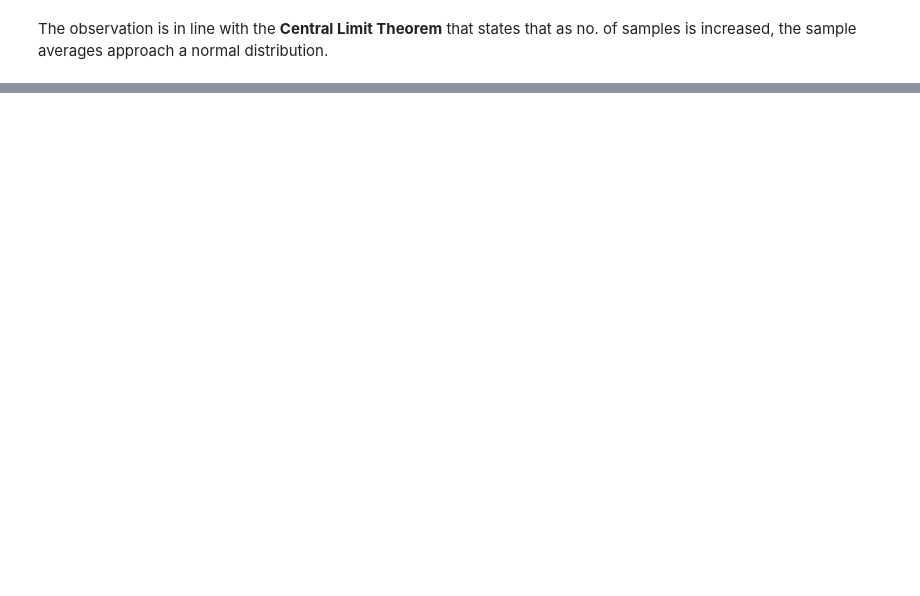
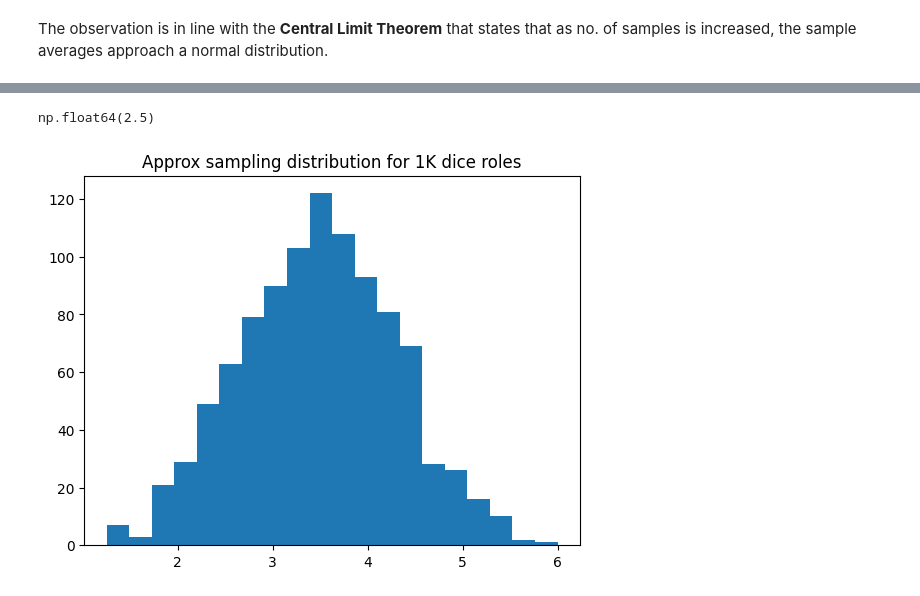
Before and after one commit to abhijeet-bhambere/python-ml-trail, a Jupyter notebook: sampling-in-python.ipynb, the cells around one changed output, grey strips where cells are left out. Cells and saved outputs as stored; diff of their text form; code cells hidden in the pictures; blank space fills up the shorter version.

```diff
--- a/sampling-in-python.ipynb
+++ b/sampling-in-python.ipynb
@@ -513,0 +567,19 @@ plt.show()
+# %%
+# Simulating 4 dice rolls using numpy for one sample
+np.random.choice(list(range(1,7)), size=4, replace=True)
+
+# taking mean of the sample
+np.random.choice(list(range(1,7)), size=4, replace=True).mean()
+# %% [output]
+np.float64(2.5)
+# %%
+# Now generating multiple samples & sample means
+samplemeans_1k=[]
+for i in range(1000):
+    samplemeans_1k.append(np.random.choice(list(range(1,7)), size=4, replace=True).mean())
+# %%
+plt.title("Approx sampling distribution for 1K dice roles")
+plt.hist(samplemeans_1k, bins=20)
+plt.show()
+# %% [output]
+[figure, added]
```
Also changed, not shown: parts of 23 cells of this notebook.
